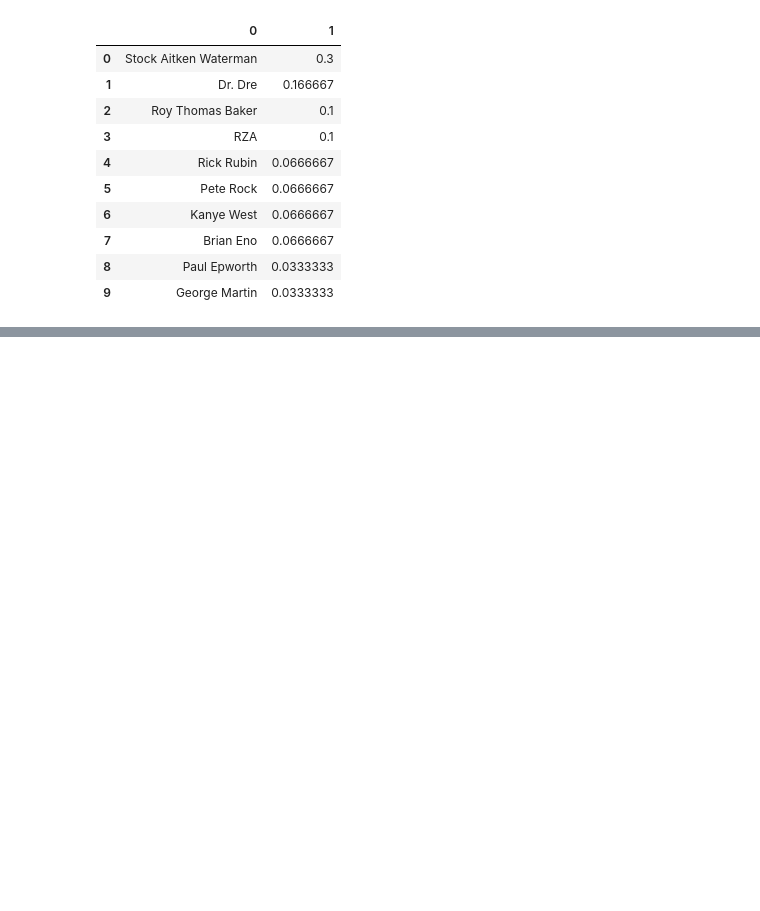
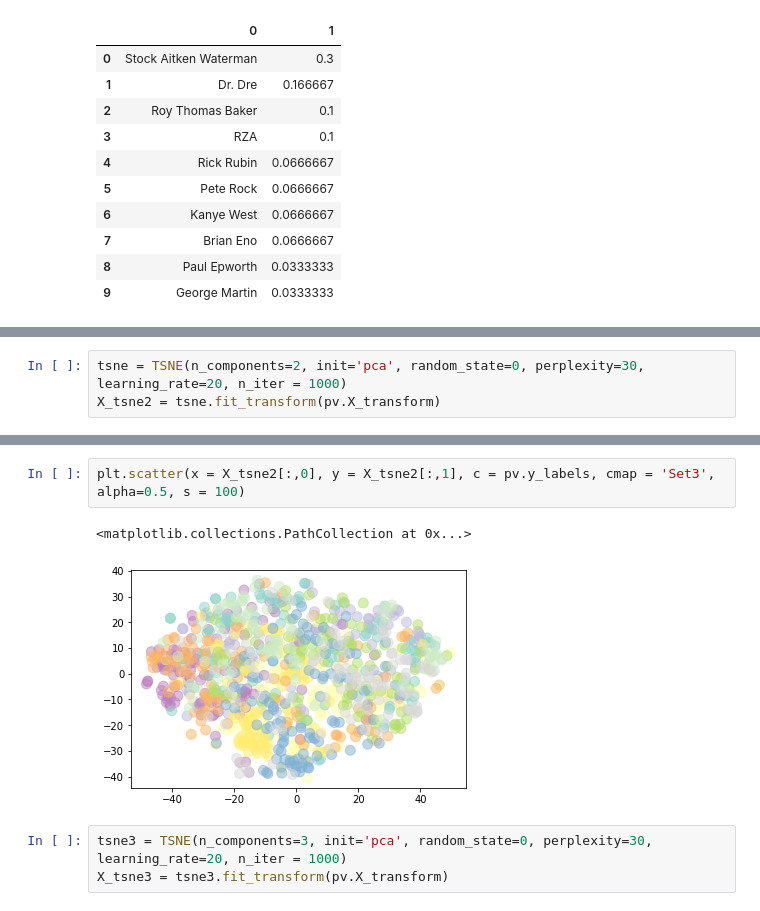
Before and after one commit to mhfisch/production-value, a Jupyter notebook: model_for_web.ipynb, the cells around one changed output, grey strips where cells are left out. Saved outputs shown, nothing was run; the diff lists cells and outputs as text; blank space fills up the shorter version.

```diff
--- a/model_for_web.ipynb
+++ b/model_for_web.ipynb
@@ -829,0 +832,3 @@ pd.DataFrame(np.stack([a,b]).T)
+# %%
+tsne = TSNE(n_components=2, init='pca', random_state=0, perplexity=30, learning_rate=20, n_iter = 1000)
+X_tsne2 = tsne.fit_transform(pv.X_transform)
@@ -829,0 +845,8 @@ pd.DataFrame(np.stack([a,b]).T)
+# %%
+plt.scatter(x = X_tsne2[:,0], y = X_tsne2[:,1], c = pv.y_labels, cmap = 'Set3', alpha=0.5, s = 100)
+# %% [output]
+<matplotlib.collections.PathCollection at 0x...>
+[figure, added]
+# %%
+tsne3 = TSNE(n_components=3, init='pca', random_state=0, perplexity=30, learning_rate=20, n_iter = 1000)
+X_tsne3 = tsne3.fit_transform(pv.X_transform)
```
Also changed, not shown: parts of 10 cells of this notebook.
